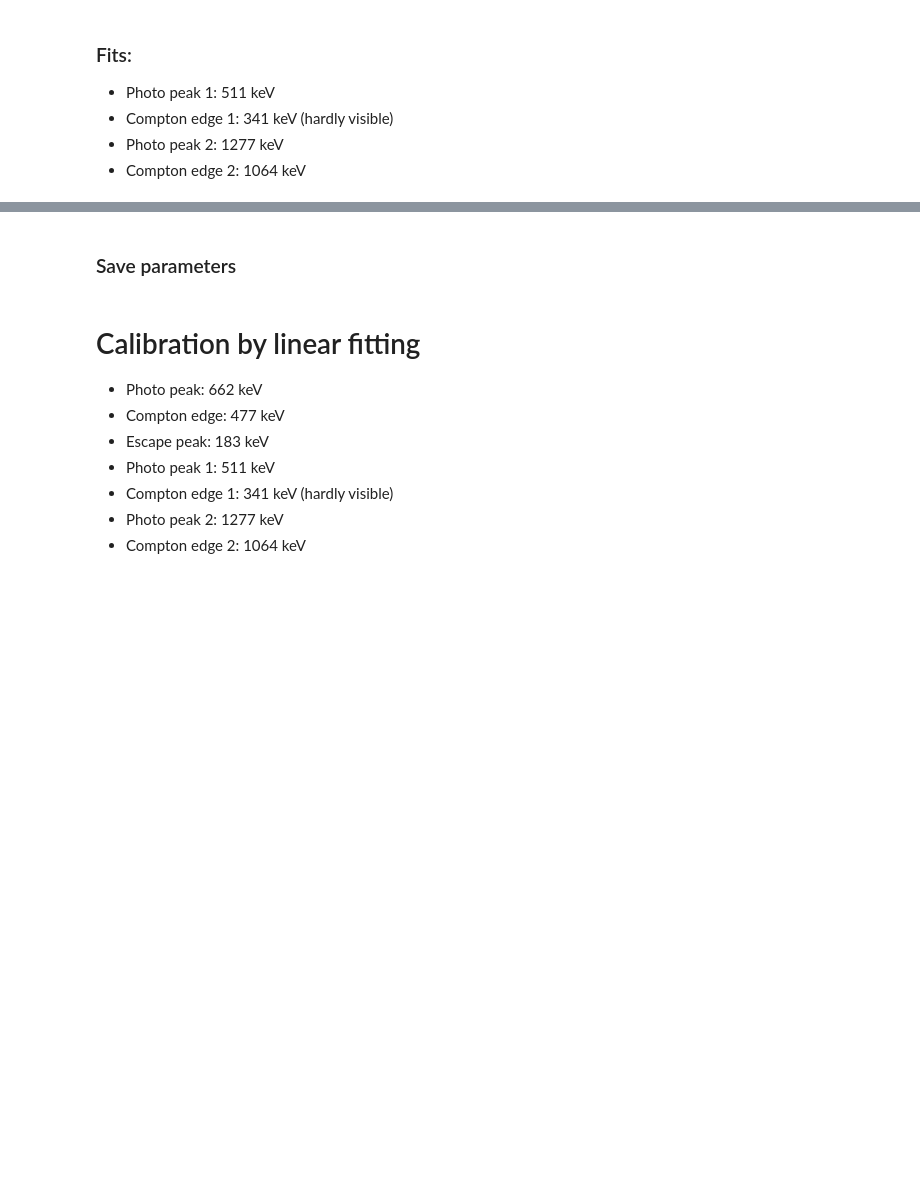
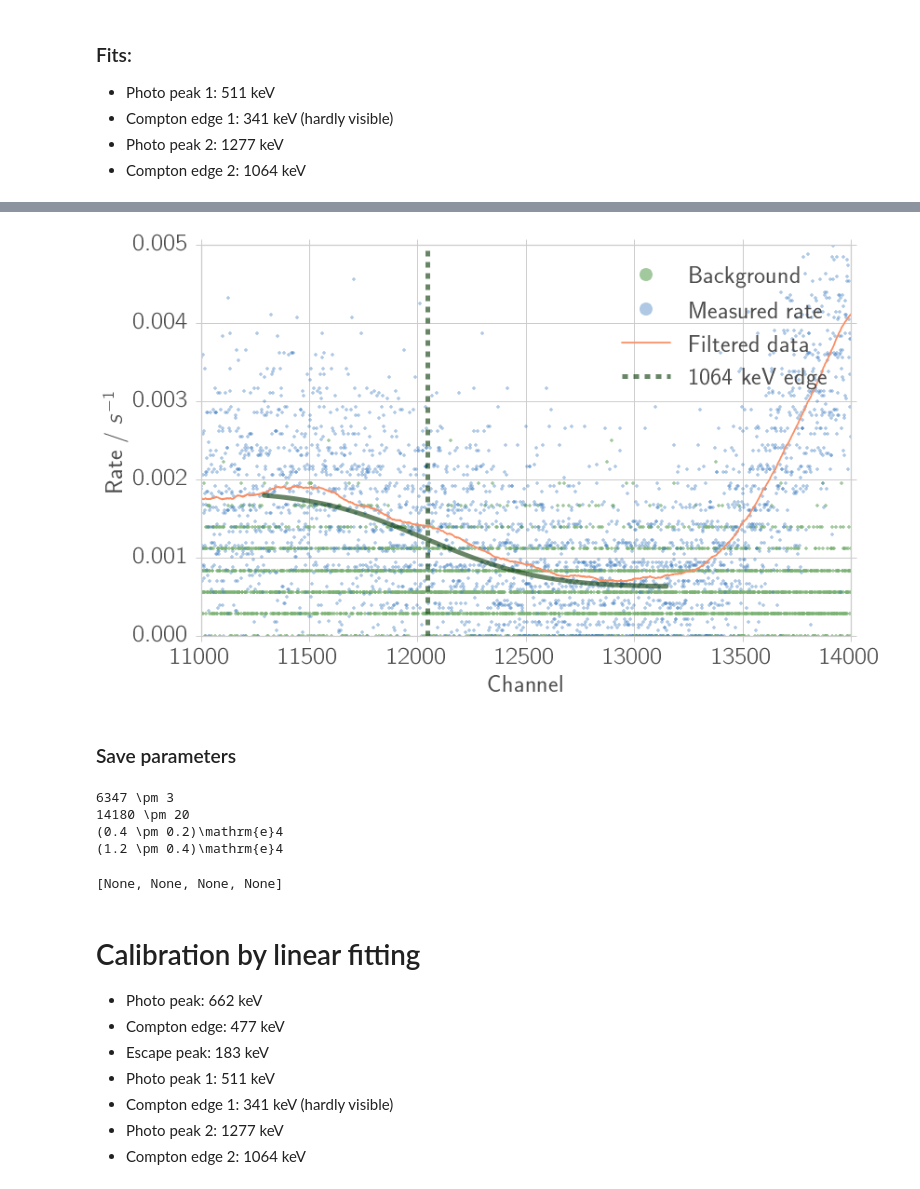
Before and after one commit to Bondzio/fp, a Jupyter notebook: compton/analysis/calibration_na.ipynb, the cells around one changed output, grey strips where cells are left out. Saved outputs shown, nothing was run; the diff lists cells and outputs as text; code cells hidden in the pictures; blank space fills up the shorter version.

```diff
--- a/compton/analysis/calibration_na.ipynb
+++ b/compton/analysis/calibration_na.ipynb
@@ -377,3 +438,37 @@ if save_fig:
+# %%
+# Plotting
+fig1, ax1 = plt.subplots(1, 1)
+fixticks(ax1)
+sample_name = '$^{22}\mathrm{Na}$'
+if not save_fig:
+    fig1.suptitle("Histogram NaI, Sample: " + sample_name)
+
+ax1.plot(x, rate_bg, '.', alpha=0.7, label='Background', c = colors[2])
+ax1.plot(x, y, '.', alpha=0.4, label='Measured rate', c = colors[0])
+
+y_filtered2 = sav(y, 1001, 4)
+ax1.plot(x, y_filtered2, '-', alpha=1.0, c=counts.get_color(), label='Filtered data')
+
+
+ax1.plot(x_fit3, fit_edge,linewidth=5,alpha=0.6 ,c = colors[4])
+ax1.plot([x_step3] * 2, [0, 0.005], '--',  label='1064 keV edge',linewidth=5,alpha=0.6,c = colors[4])
+
+props = dict(boxstyle='round', facecolor='white', alpha=0.5)
+textstr = 'Sample: ' + sample_name
+#ax1.text(0.1, 0.95, textstr, transform=ax1.transAxes, va='top', bbox=props)
+ax1.set_xlim(11000, 14000)
+ax1.set_ylim(0, 0.005)
+ax1.set_xlabel("Channel")
+ax1.set_ylabel("Rate / $s^{-1}$")
+ax1.legend(loc=1)
+ax1.grid(True)
+#ax1.set_yscale("log")
+if save_fig:
+    file_name = "histo_na_22na2"
+    fig1.savefig(fig_dir + file_name + ".pdf")
+    fig1.savefig(fig_dir + file_name + ".png")
+# %% [output]
+[figure, added]
 # %% [markdown]
 ### Save parameters
 # %%
@@ -382,11 +477,14 @@ na_photo2 = uc.ufloat(coeff2[1], var_matrix2[1, 1])
 na_compton1 = uc.ufloat(coeff4[1], var_matrix4[1, 1])
 na_compton2 = uc.ufloat(coeff3[1], var_matrix3[1, 1])
 
-# Use sigma for errors!
-na_photo1 = uc.ufloat(coeff[1], coeff[2])
-na_photo2 = uc.ufloat(coeff2[1], coeff2[2])
-na_compton1 = uc.ufloat(coeff4[1], coeff4[2])
-na_compton2 = uc.ufloat(coeff3[1], coeff3[2])
+peaks1 = [na_photo1, na_photo2, na_compton1, na_compton2]
+[print(uc_str(i)) for i in peaks1]
+# %% [output]
+6347 \pm 3
+14180 \pm 20
+(0.4 \pm 0.2)\mathrm{e}4
+(1.2 \pm 0.4)\mathrm{e}4
+[None, None, None, None]
 # %% [markdown]
 # Calibration by linear fitting
 * Photo peak: 662 keV
```
Also changed, not shown: parts of 13 cells of this notebook, 41 other files.
